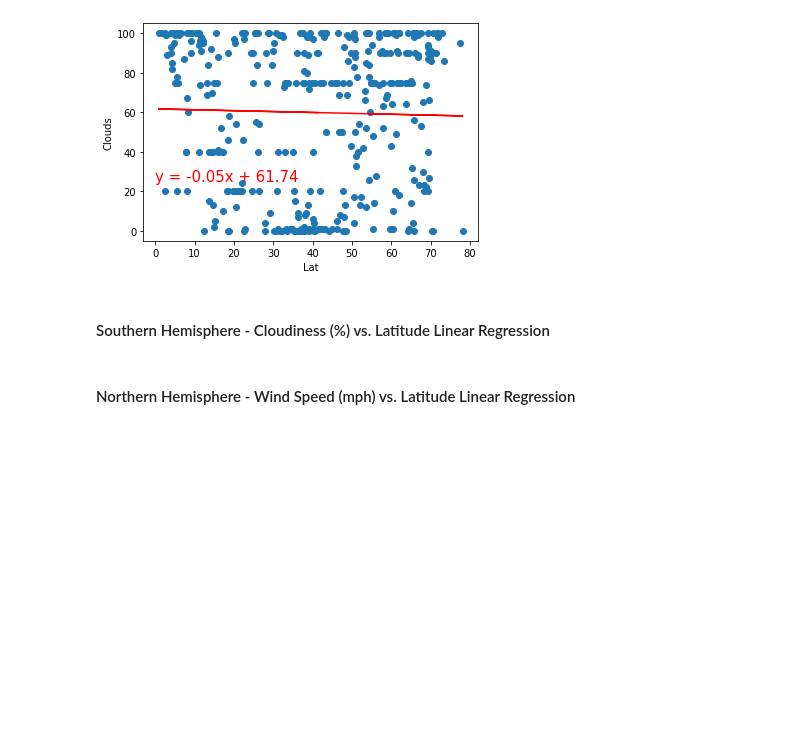
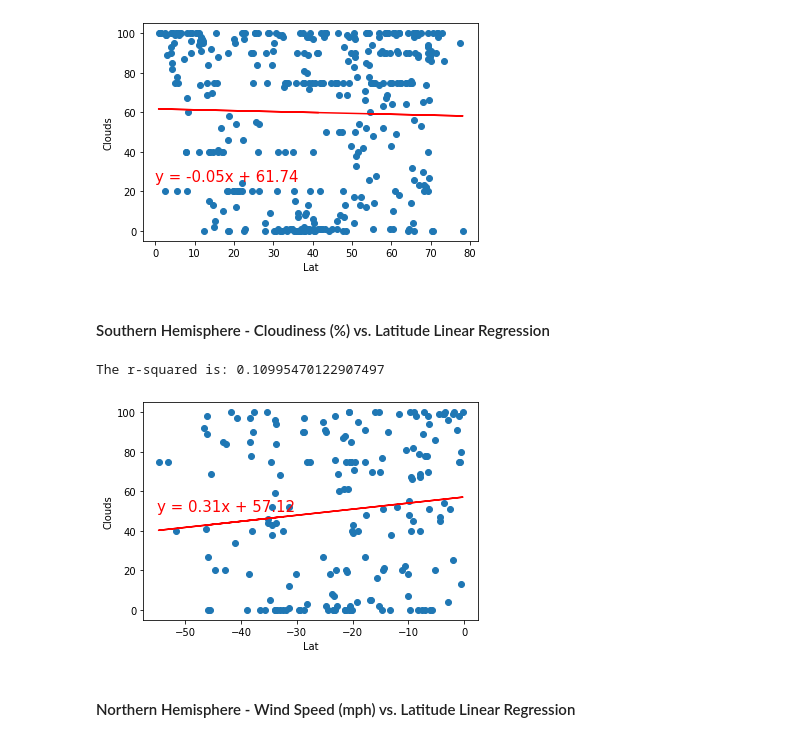
Before and after one commit to Okyere82/Python_API_Challenge, a Jupyter notebook: WeatherPy/WeatherPy.ipynb, the cells around one changed output. Cells and saved outputs as stored; diff of their text form; code cells hidden in the pictures; blank space fills up the shorter version.

```diff
--- a/WeatherPy/WeatherPy.ipynb
+++ b/WeatherPy/WeatherPy.ipynb
@@ -314,5 +314,14 @@ The r-squared is: -0.025078161286507524
 [figure]
 # %% [markdown]
 ####  Southern Hemisphere - Cloudiness (%) vs. Latitude Linear Regression
+# %%
+# Sourhern Hemisphere - Cloudiness (%) vs. Latitude Linear Regression
+x_label = "Lat"
+y_label = "Clouds"
+label_position = (-55,50)
+plotLinearRegression(south_hemisphere[x_label],south_hemisphere[y_label],x_label,y_label,label_position,10)
+# %% [output]
+The r-squared is: 0.10995470122907497
+[figure, added]
 # %% [markdown]
 ####  Northern Hemisphere - Wind Speed (mph) vs. Latitude Linear Regression
```
Also changed, not shown: parts of 2 cells of this notebook.
